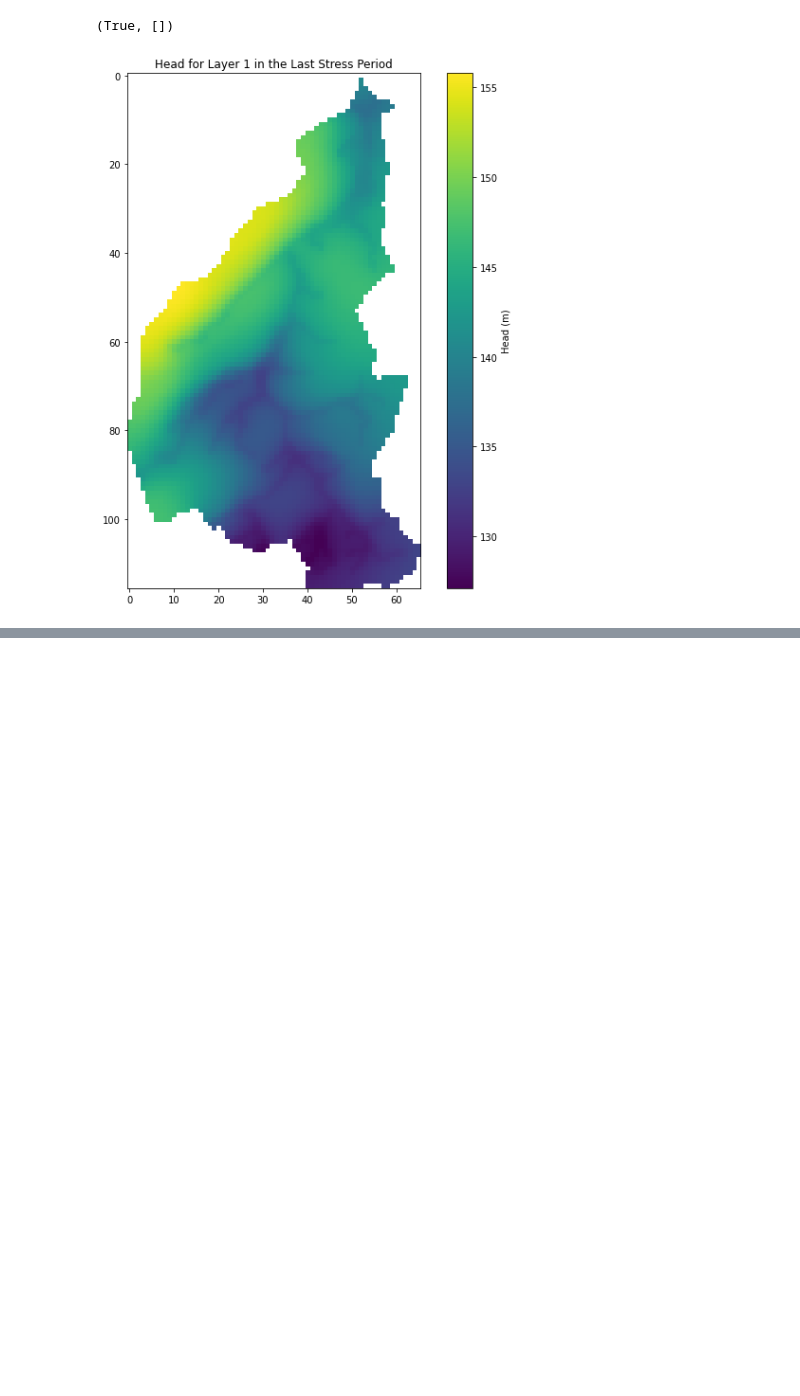
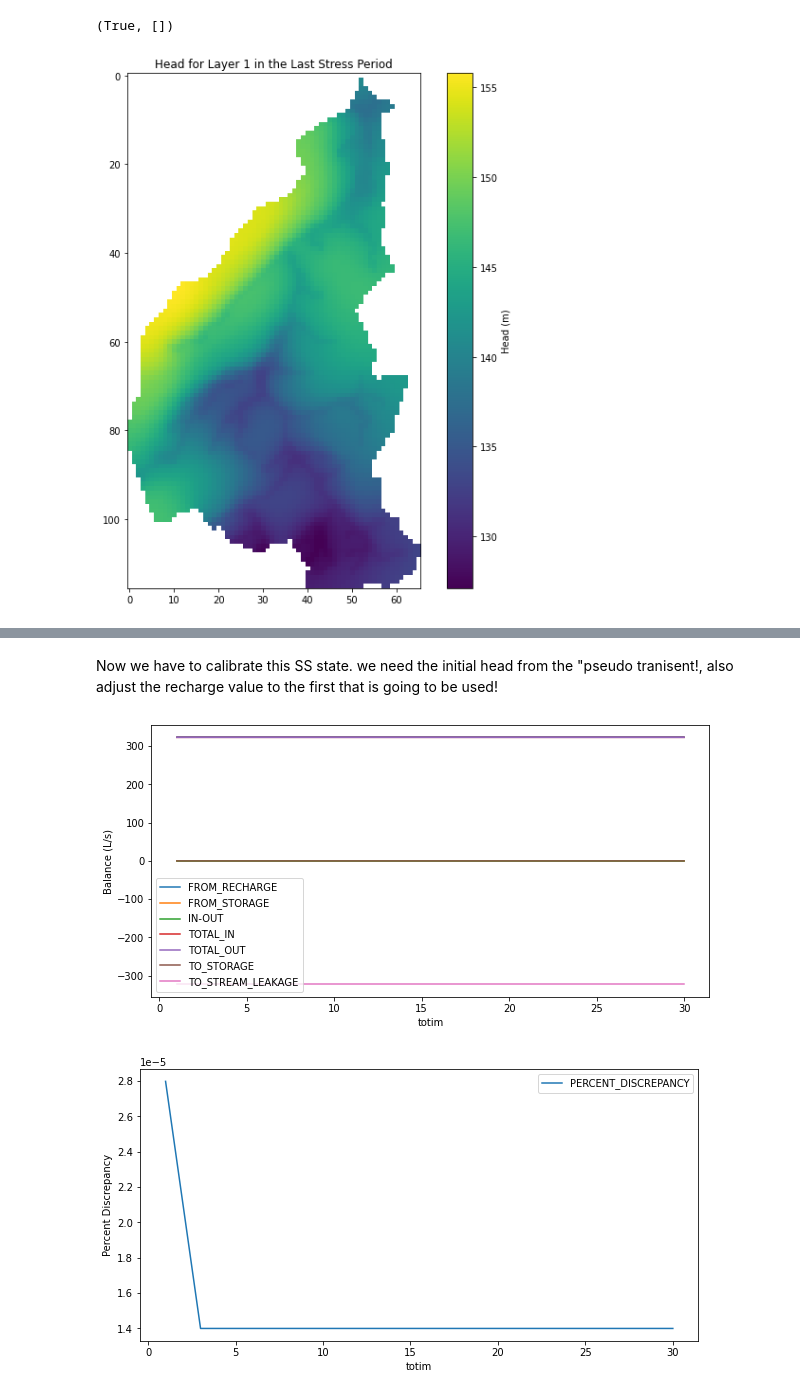
Before and after one commit to sebmeng/Thesis-GondebeekModel, a Jupyter notebook: Modflow_SS/Gondebeek_SS_v3.ipynb, the cells around one changed output, grey strips where cells are left out. Cells and saved outputs as stored; diff of their text form; code cells hidden in the pictures; blank space fills up the shorter version.

```diff
--- a/Modflow_SS/Gondebeek_SS_v3.ipynb
+++ b/Modflow_SS/Gondebeek_SS_v3.ipynb
@@ -307,6 +274,23 @@ rch = flopy.modflow.ModflowRch(sim, rech=recharge,ipakcb=50)
 
 # Write the package
 rch.write_file()
+# %%
+
+
+# Define the path to the .npy file
+initial_head_path = os.path.join('C:', os.sep, 'Users', 'sebas', 'Documents', 'UGent', 'Sem 3', 'Thesis', 'GondebeekModel', 'Modflow', 'initial_head.npy')
+
+# Load the head data from the .npy file
+initial_head = np.load(initial_head_path)
+
+# Define the path to the model
+model_path = os.path.join('C:', os.sep, 'Users', 'sebas', 'Documents', 'UGent', 'Sem 3', 'Thesis', 'GondebeekModel', 'Modflow_SS')
+
+# Load the model
+model = flopy.modflow.Modflow.load('Gondebeek_SS.nam', model_ws=model_path)
+
+# Set the initial head in the model
+bas = flopy.modflow.ModflowBas(model, strt=initial_head)
 # %%
 #First: Clip river shapefile (WLas):
 
@@ -657,0 +652,52 @@ vtkobj.write("model.vtk")
+# %% [markdown]
+Now we have to calibrate this SS state. we need the initial head from the "pseudo tranisent!, also adjust the recharge value to the first that is going to be used!
+# %%
+# Load the budget data from the CSV file
+budget_df = pd.read_csv(f_out)
+
+# Pivot the DataFrame so that each component becomes a column
+pivot_df = budget_df.pivot(index='totim', columns='name', values='ZONE_1')
+
+# Multiply the values of the components that have "TO_" in their name by -1
+pivot_df = pivot_df.apply(lambda x: -x if x.name.startswith('TO_') else x)
+
+# Convert the flow values from cubic meters per day to liters per second, excluding the percent discrepancy
+for component in pivot_df.columns:
+    if component != 'PERCENT_DISCREPANCY':
+        pivot_df[component] = pivot_df[component] / 86.4
+
+# Remove the components that are "0.000000" for all of the time steps
+pivot_df = pivot_df.drop([col for col in pivot_df.columns if pivot_df[col].abs().sum() == 0], axis=1)
+
+# Plot each component of the balances, excluding the "percent discrepancy"
+plt.figure(figsize=(10, 5))
+for component in pivot_df.columns:
+    if component != 'PERCENT_DISCREPANCY':
+        plt.plot(pivot_df.index, pivot_df[component], label=component)
+
+# Add a legend
+plt.legend()
+
+# Add labels
+plt.xlabel('totim')
+plt.ylabel('Balance (L/s)')  # Update the y-axis label
+
+# Show the plot
+plt.show()
+
+# Plot the "percent discrepancy" separately
+plt.figure(figsize=(10, 5))
+plt.plot(pivot_df.index, pivot_df['PERCENT_DISCREPANCY'], label='PERCENT_DISCREPANCY')
+
+# Add a legend
+plt.legend()
+
+# Add labels
+plt.xlabel('totim')
+plt.ylabel('Percent Discrepancy')
+
+# Show the plot
+plt.show()
+# %% [output]
+[figure, added]
+[figure, added]
```
Also changed, not shown: parts of 8 cells of this notebook, 49 other files.
